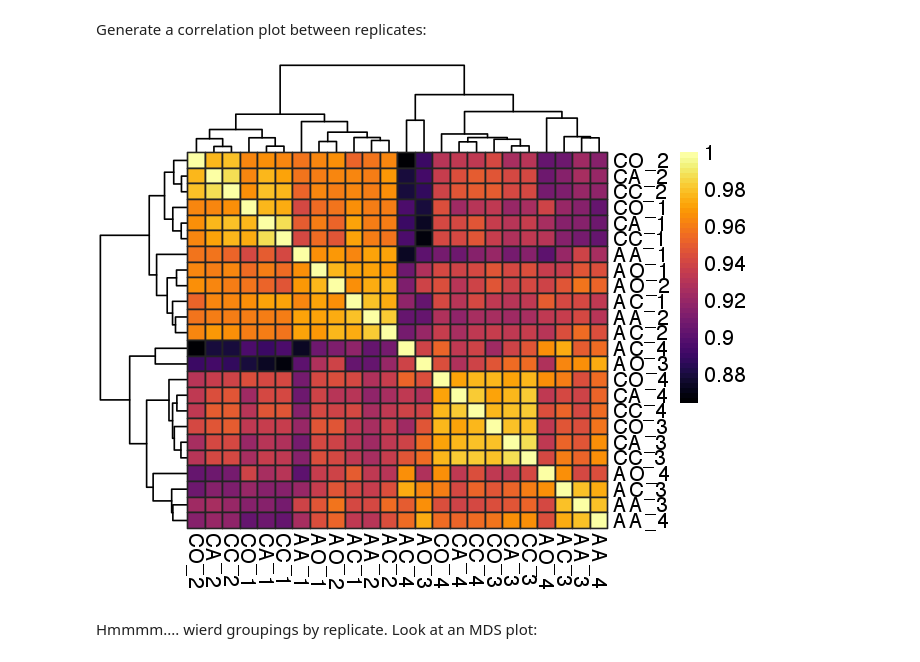
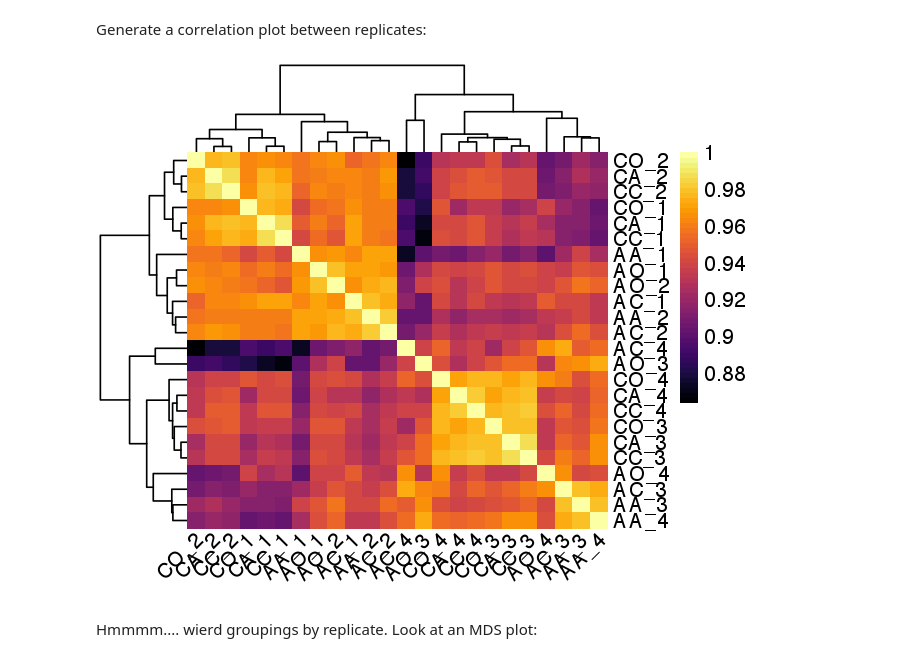
Before and after one commit to YazBraimah/Axenic.PM, a Jupyter notebook: Yasir_R_analysis_pipeline.ipynb, the cells around one changed output. Cells and saved outputs as stored; diff of their text form; code cells hidden in the pictures.

```diff
--- a/Yasir_R_analysis_pipeline.ipynb
+++ b/Yasir_R_analysis_pipeline.ipynb
@@ -5,19 +5,19 @@ Load packages and functions:
 # %%
 ## Packages to load
 req_packages = c("Biobase", "cluster", "cowplot",
-                 "data.table", "edgeR", "ggpubr",
+                 "data.table", "EDASeq", "edgeR", "ggpubr",
                  "ggrepel", "ggthemes", "ggthemr", "Glimma",
                  "GO.db", "goseq", "gplots", "grid", "gridExtra", "lattice",
                  "imager", "pheatmap", "qvalue", "RColorBrewer",
-                 "reshape", "Rmisc", "splitstackshape", "statmod", "stringr", "tidyverse",
+                 "reshape", "Rmisc", "RUVSeq","splitstackshape", "statmod", "stringr", "tidyverse",
                  "VennDiagram", "viridis")
 ## load them, quietly
 invisible(suppressWarnings(suppressMessages(lapply(req_packages, require, character.only = TRUE))))
 
 ## The Cowplot package changes the default themes of ggplot2. Set the bw theme with larger font sizes like so:
-# theme_set(theme_bw(base_size = 16))
+theme_set(theme_bw(base_size = 16))
 ## ... or set the default theme
-theme_set(theme_gray())
+# theme_set(theme_gray())
 
 ## suppress excessive VennDiagram log files
 futile.logger::flog.threshold(futile.logger::ERROR, name = "VennDiagramLogger")
@@ -185,27 +290,27 @@ rm(virgin.voom, g.v, z.v)
 Generate a correlation plot between replicates:
 # %%
 ## Plot sample correlation
-data = log2(countsKeep_bt2+1)
+data = log2(counts(set4)+1)
 # colnames(data) = gsub("Female_", "", colnames(data))
 data = as.matrix(data)
 sample_cor = cor(data, method='pearson', use='pairwise.complete.obs')
 
 options(repr.plot.width = 5.5, repr.plot.height = 4.5)
 pheatmap(
   mat               = sample_cor,
   color             = inferno(50),
-  border_color      = "#232323",
+  border_color      = NA,
   show_colnames     = TRUE,
   show_rownames     = TRUE,
-#   filename          = "Figures/repTract_sample_correlations.pdf",
+#   filename          = "Figures/sample_correlations_all.pdf",
 #   width             = 6,
 #   height            = 5,
   fontsize          = 12
 )
 rm(data)
 rm(sample_cor)
 # %% [output]
-[figure, old version]
+[figure, new version]
 # %% [markdown]
 Hmmmm.... wierd groupings by replicate. Look at an MDS plot:
 # %%
```
Also changed, not shown: parts of 129 cells of this notebook.
